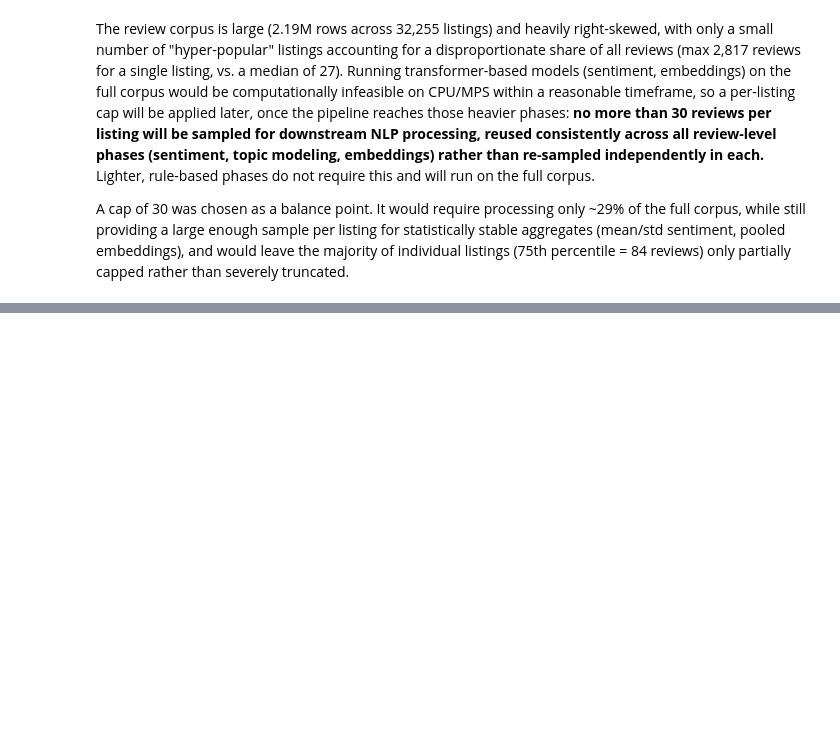
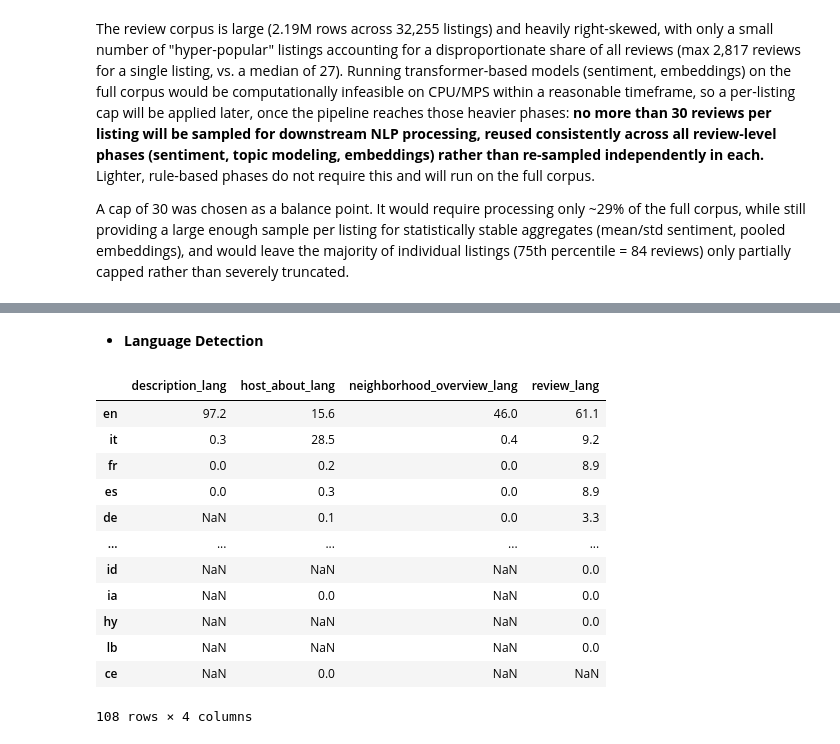
Before and after one commit to pln6/airbnb-market-segmentation-analysis, a Jupyter notebook: notebooks/02_feature_engineering.ipynb, the cells around one changed output, grey strips where cells are left out. Drawn from its saved outputs; the diff is of its cells as text; code cells hidden in the pictures; blank space fills up the shorter version.

```diff
--- a/notebooks/02_feature_engineering.ipynb
+++ b/notebooks/02_feature_engineering.ipynb
@@ -872,0 +909,2 @@ A cap of 30 was chosen as a balance point. It would require processing only ~29%
+# %% [markdown]
+- **Language Detection**
@@ -872,0 +919,62 @@ A cap of 30 was chosen as a balance point. It would require processing only ~29%
+# %%
+import fasttext
+import urllib.request
+import os
+
+model_path = BASE_PATH / 'models' / 'lid.176.bin'
+if not os.path.exists(model_path):
+    urllib.request.urlretrieve(
+        'https://dl.fbaipublicfiles.com/fasttext/supervised-models/lid.176.bin',
+        model_path
+    )
+
+lang_model = fasttext.load_model(str(model_path))
+
+def detect_language(text):
+    if pd.isna(text) or text == 'unknown' or str(text).strip() == '':
+        return 'unknown'
+    text = str(text).replace('\n', ' ').strip()
+    if not text:
+        return 'unknown'
+    pred = lang_model.predict(text, k=1)
+    return pred[0][0].replace('__label__', '')
+
+# listing-level text fields
+listings_clean['description_lang'] = listings_clean['description_cleaned'].apply(detect_language)
+listings_clean['host_about_lang'] = listings_clean['host_about_cleaned'].apply(detect_language)
+listings_clean['neighborhood_overview_lang'] = listings_clean['neighborhood_overview_cleaned'].apply(detect_language)
+
+# review-level
+reviews_clean['review_lang'] = reviews_clean['comments_clean'].apply(detect_language)
+
+# combined summary table: top languages across all text fields
+lang_cols = {
+    'description_lang': listings_clean['description_lang'],
+    'host_about_lang': listings_clean['host_about_lang'],
+    'neighborhood_overview_lang': listings_clean['neighborhood_overview_lang'],
+    'review_lang': reviews_clean['review_lang']
+}
+
+lang_summary = pd.DataFrame({
+    name: series.value_counts(normalize=True).mul(100).round(1)
+    for name, series in lang_cols.items()
+})
+
+# sort by the review_lang
+lang_summary = lang_summary.sort_values('review_lang', ascending=False)
+
+display(lang_summary)
+# %% [output]
+|  | description_lang | host_about_lang | neighborhood_overview_lang | review_lang |
+| en | 97.2 | 15.6 | 46.0 | 61.1 |
+| it | 0.3 | 28.5 | 0.4 | 9.2 |
+| fr | 0.0 | 0.2 | 0.0 | 8.9 |
+| es | 0.0 | 0.3 | 0.0 | 8.9 |
+| de | NaN | 0.1 | 0.0 | 3.3 |
+| ... | ... | ... | ... | ... |
+| id | NaN | NaN | NaN | 0.0 |
+| ia | NaN | 0.0 | NaN | 0.0 |
+| hy | NaN | NaN | NaN | 0.0 |
+| lb | NaN | NaN | NaN | 0.0 |
+| ce | NaN | 0.0 | NaN | NaN |
+108 rows × 4 columns
```
Also changed, not shown: parts of 7 cells of this notebook.
